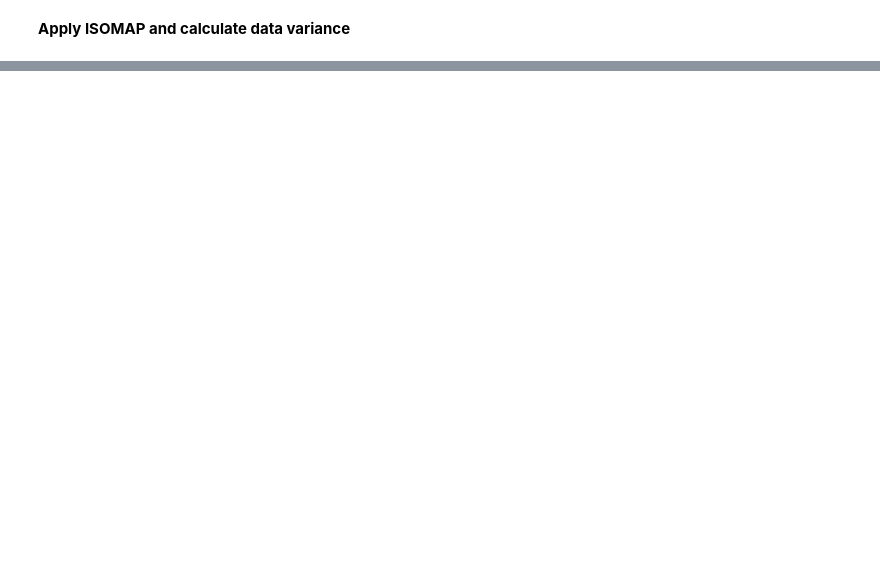
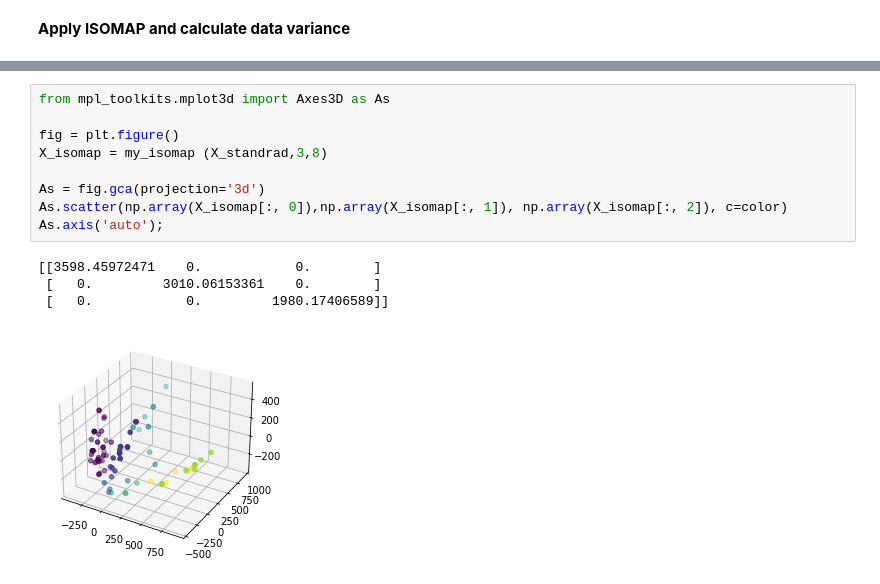
Before and after one commit to bluelancer/DD2434MLAdv, a Jupyter notebook: Zoo_Dataset.ipynb, the cells around one changed output, grey strips where cells are left out. Saved outputs shown, nothing was run; the diff lists cells and outputs as text; blank space fills up the shorter version.

```diff
--- a/Zoo_Dataset.ipynb
+++ b/Zoo_Dataset.ipynb
@@ -279,0 +386,14 @@ print(X[1,],X[2,])
+# %%
+from mpl_toolkits.mplot3d import Axes3D as As
+
+fig = plt.figure()
+X_isomap = my_isomap (X_standrad,3,8)
+
+As = fig.gca(projection='3d')
+As.scatter(np.array(X_isomap[:, 0]),np.array(X_isomap[:, 1]), np.array(X_isomap[:, 2]), c=color)
+As.axis('auto');
+# %% [output]
+[[3598.45972471    0.            0.        ]
+ [   0.         3010.06153361    0.        ]
+ [   0.            0.         1980.17406589]]
+[figure, added]
```
Also changed, not shown: parts of 13 cells of this notebook.
